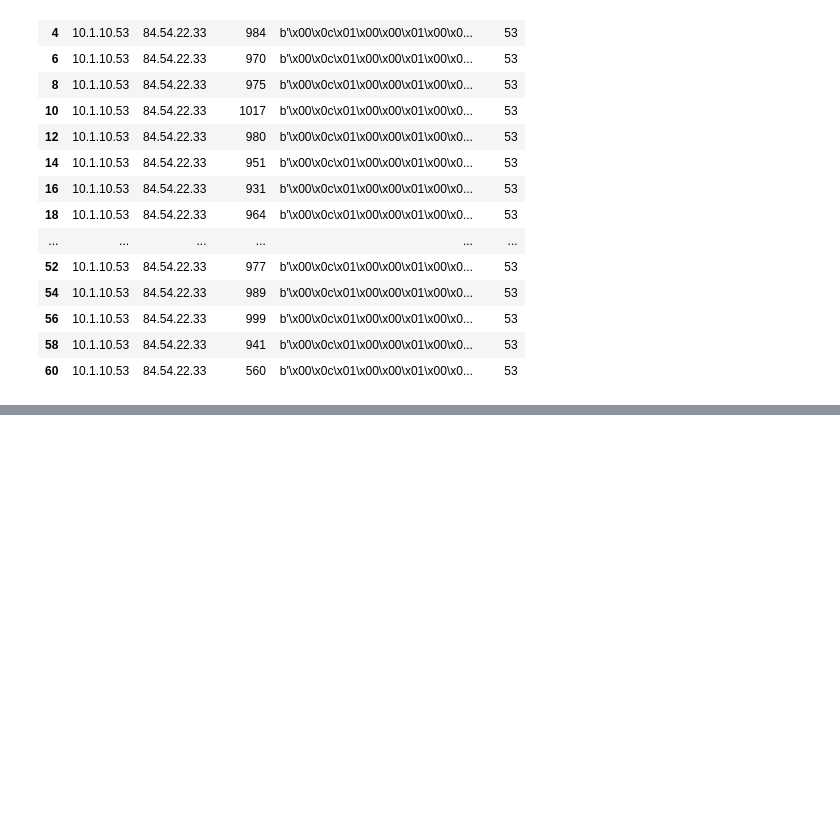
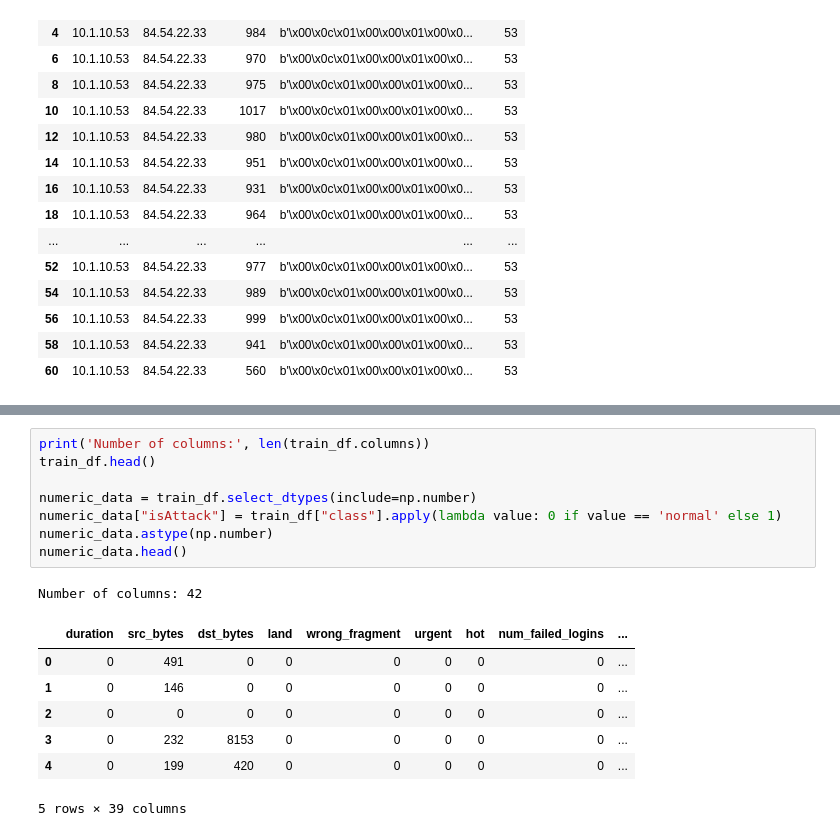
Before and after one commit to bryannalfaro/Lab5-SecDS, a Jupyter notebook: main.ipynb, the cells around one changed output, grey strips where cells are left out. Cells and saved outputs as stored; diff of their text form; blank space fills up the shorter version.

```diff
--- a/main.ipynb
+++ b/main.ipynb
@@ -635,0 +631,17 @@ test_port
+# %%
+print('Number of columns:', len(train_df.columns))
+train_df.head()
+
+numeric_data = train_df.select_dtypes(include=np.number)
+numeric_data["isAttack"] = train_df["class"].apply(lambda value: 0 if value == 'normal' else 1)
+numeric_data.astype(np.number)
+numeric_data.head()
+# %% [output]
+Number of columns: 42
+|  | duration | src_bytes | dst_bytes | land | wrong_fragment | urgent | hot | num_failed_logins | ... |
+| 0 | 0 | 491 | 0 | 0 | 0 | 0 | 0 | 0 | ... |
+| 1 | 0 | 146 | 0 | 0 | 0 | 0 | 0 | 0 | ... |
+| 2 | 0 | 0 | 0 | 0 | 0 | 0 | 0 | 0 | ... |
+| 3 | 0 | 232 | 8153 | 0 | 0 | 0 | 0 | 0 | ... |
+| 4 | 0 | 199 | 420 | 0 | 0 | 0 | 0 | 0 | ... |
+5 rows × 39 columns
```
Also changed, not shown: parts of 33 cells of this notebook.
